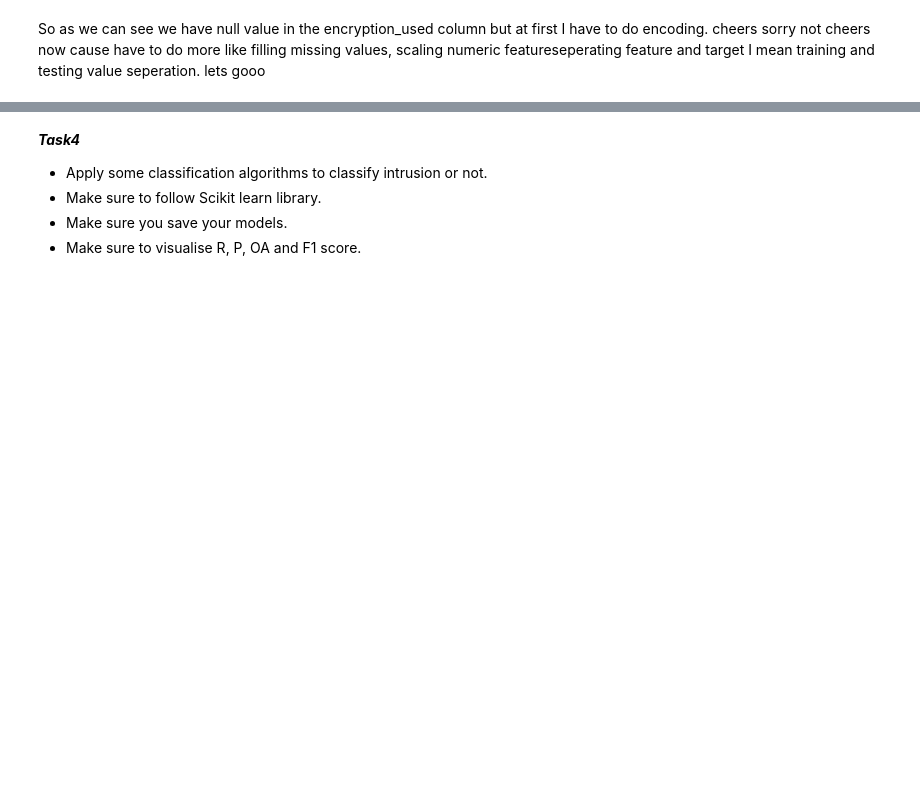
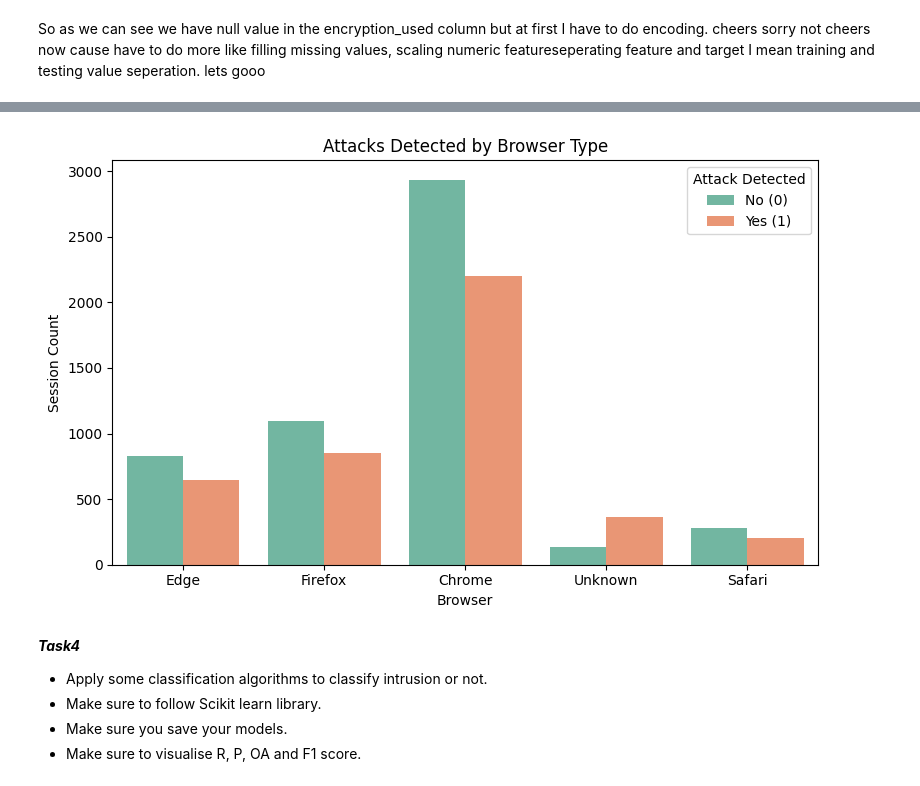
Before and after one commit to tajbidtousif/CMP7239-ML, a Jupyter notebook: Session_6_Lab_Intrution_Detection_System.ipynb, the cells around one changed output, grey strips where cells are left out. Drawn from its saved outputs; the diff is of its cells as text; code cells hidden in the pictures; blank space fills up the shorter version.

```diff
--- a/Session_6_Lab_Intrution_Detection_System.ipynb
+++ b/Session_6_Lab_Intrution_Detection_System.ipynb
@@ -135,3 +152,32 @@ df.head()
+# %%
+import seaborn as sns
+import matplotlib.pyplot as plt
+
+
+# Step 1: Define your browser mapping
+browser_mapping = {
+    0: 'Chrome',
+    1: 'Edge',
+    2: 'Firefox',
+    3: 'Safari',
+    4: 'Unknown'
+}
+
+# Step 2: Map numeric browser_type to names
+df['browser_name'] = df['browser_type'].map(browser_mapping)
+
+# Step 3: Plot browser vs. attack_detected
+plt.figure(figsize=(8, 5))
+sns.countplot(data=df, x='browser_name', hue='attack_detected', palette='Set2')
+
+plt.title('Attacks Detected by Browser Type')
+plt.xlabel('Browser')
+plt.ylabel('Session Count')
+plt.legend(title='Attack Detected', labels=['No (0)', 'Yes (1)'])
+plt.tight_layout()
+plt.show()
+# %% [output]
+[figure, added]
 # %% [markdown]
 ***Task4***
 
```
Also changed, not shown: parts of 3 cells of this notebook.
